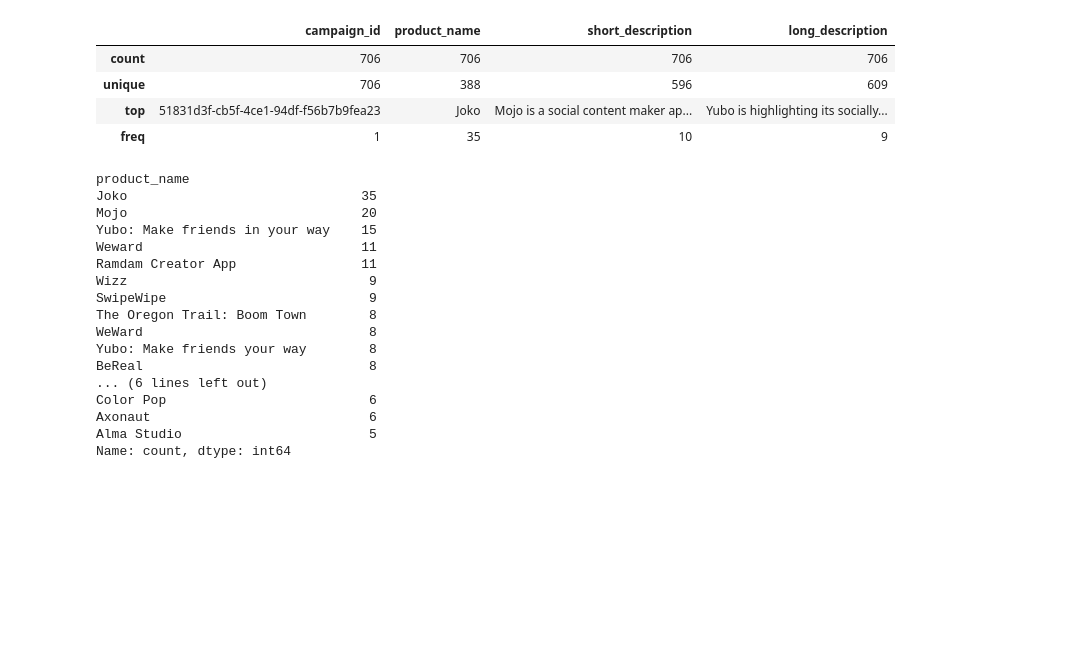
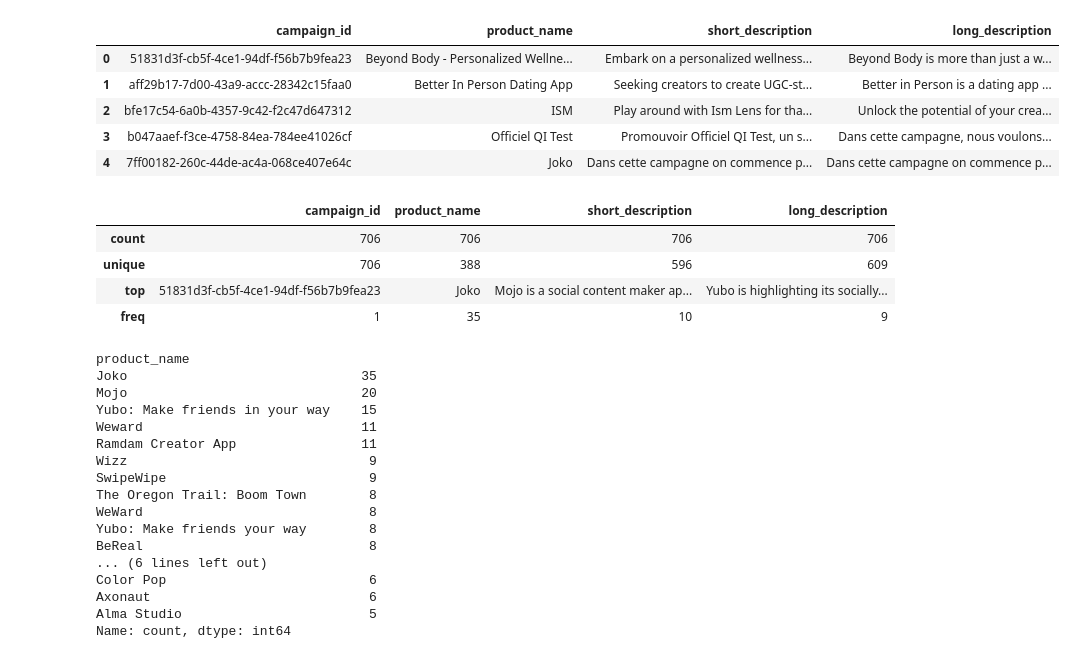
Before and after one commit to antoineChancel/ramdam, a Jupyter notebook: notebooks/00_data.ipynb, the cells around one changed output. Saved outputs shown, nothing was run; the diff lists cells and outputs as text; code cells hidden in the pictures; blank space fills up the shorter version.

```diff
--- a/notebooks/00_data.ipynb
+++ b/notebooks/00_data.ipynb
@@ -2,6 +2,15 @@
 import pandas
 # %%
 data = pandas.read_csv("data.csv")
+# %%
+data.head()
+# %% [output]
+|  | campaign_id | product_name | short_description | long_description |
+| 0 | 51831d3f-cb5f-4ce1-94df-f56b7b9fea23 | Beyond Body - Personalized Wellne... | Embark on a personalized wellness... | Beyond Body is more than just a w... |
+| 1 | aff29b17-7d00-43a9-accc-28342c15faa0 | Better In Person Dating App | Seeking creators to create UGC-st... | Better in Person is a dating app ... |
+| 2 | bfe17c54-6a0b-4357-9c42-f2c47d647312 | ISM | Play around with Ism Lens for tha... | Unlock the potential of your crea... |
+| 3 | b047aaef-f3ce-4758-84ea-784ee41026cf | Officiel QI Test | Promouvoir Officiel QI Test, un s... | Dans cette campagne, nous voulons... |
+| 4 | 7ff00182-260c-44de-ac4a-068ce407e64c | Joko | Dans cette campagne on commence p... | Dans cette campagne on commence p... |
 # %%
 data.describe()
 # %% [output]
```
Also changed, not shown: parts of 4 cells of this notebook, 8 other files.
